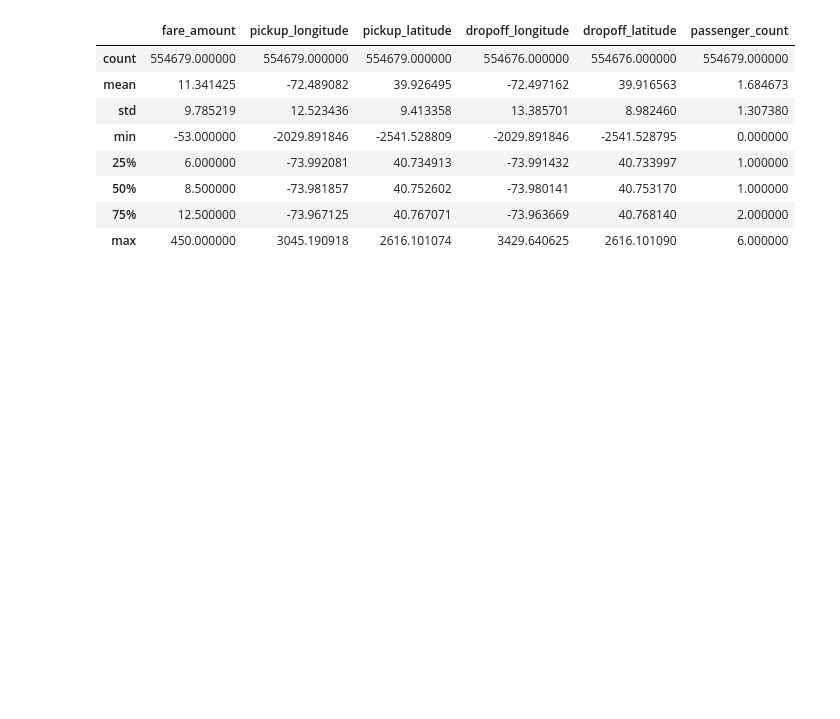
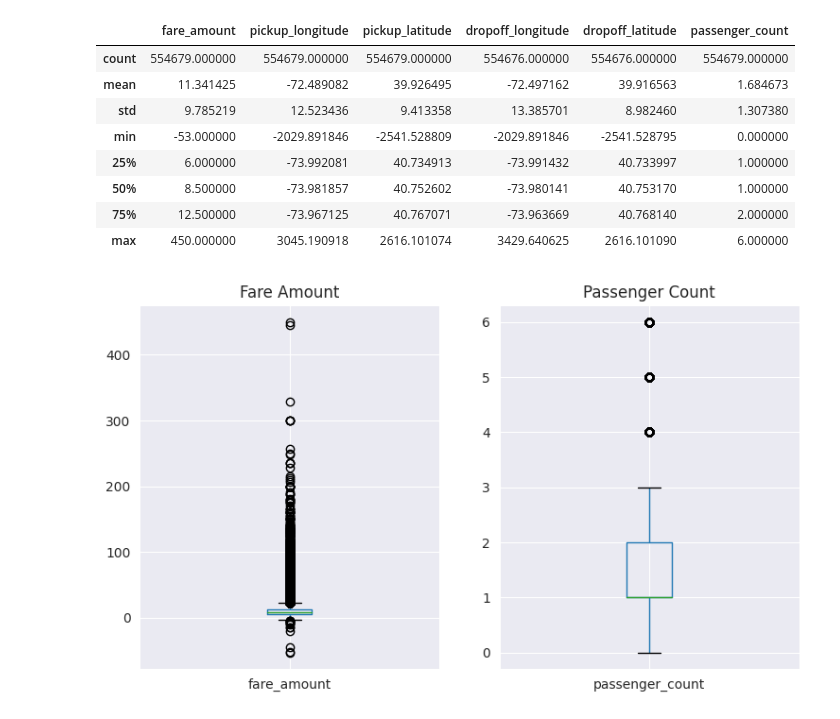
Before and after one commit to snehabajaj108/ML-Project-Taxi-Fare-Prediction, a Jupyter notebook: ny-taxi-fare-prediction-by-sneha-bajaj.ipynb, the cells around one changed output. Cells and saved outputs as stored; diff of their text form; code cells hidden in the pictures; blank space fills up the shorter version.

```diff
--- a/ny-taxi-fare-prediction-by-sneha-bajaj.ipynb
+++ b/ny-taxi-fare-prediction-by-sneha-bajaj.ipynb
@@ -106,0 +112,2 @@ dtype: float64
+# %%
+train_df.dropna(inplace=True)
@@ -118,3 +130,20 @@ train_df.describe()
 | 50% | 8.500000 | -73.981857 | 40.752602 | -73.980141 | 40.753170 | 1.000000 |
 | 75% | 12.500000 | -73.967125 | 40.767071 | -73.963669 | 40.768140 | 2.000000 |
 | max | 450.000000 | 3045.190918 | 2616.101074 | 3429.640625 | 2616.101090 | 6.000000 |
+# %%
+sns.set_style('darkgrid')
+matplotlib.rcParams['font.size'] = 10
+matplotlib.rcParams['figure.figsize'] = (9,5)
+matplotlib.rcParams['figure.facecolor'] = '#00000000'
+# %%
+fig, ax = plt.subplots(1,2)
+
+train_df.boxplot(column='fare_amount', ax=ax[0])
+ax[0].set_title('Fare Amount')
+
+train_df.boxplot(column='passenger_count', ax=ax[1])
+ax[1].set_title('Passenger Count')
+
+plt.show()
+# %% [output]
+[figure, added]
```
Also changed, not shown: parts of 18 cells of this notebook.
